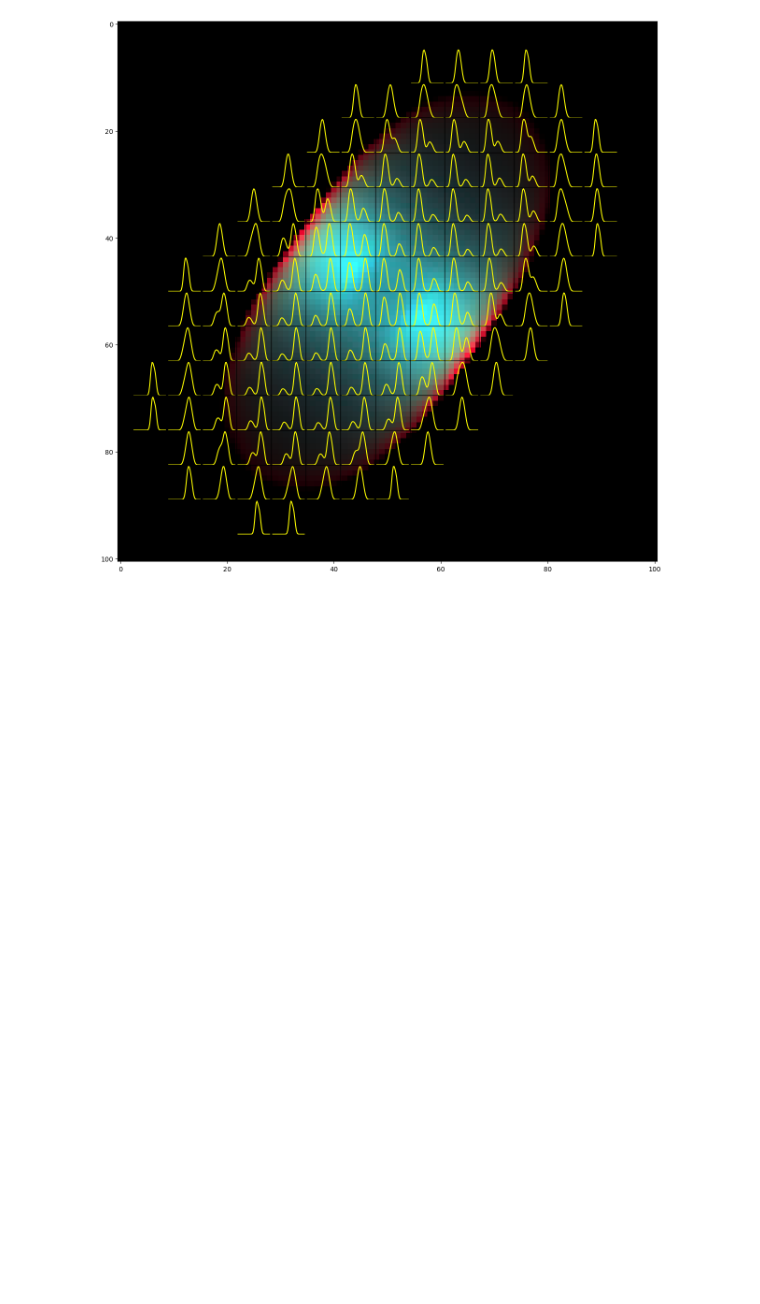
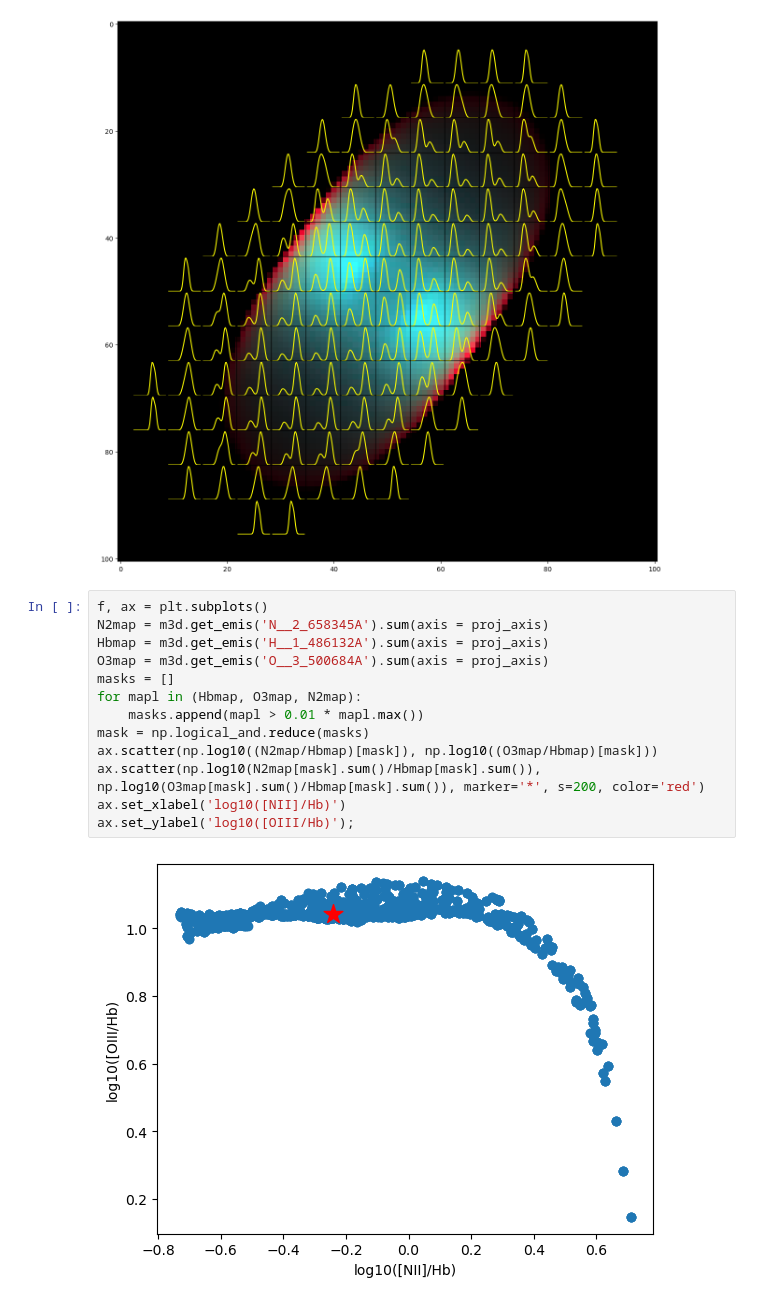
Before and after one commit to Morisset/pyCloudy, a Jupyter notebook: pyCloudy/docs/Using_pyCloudy_3.ipynb, the cells around one changed output. Cells and saved outputs as stored; diff of their text form; blank space fills up the shorter version.

```diff
--- a/pyCloudy/docs/Using_pyCloudy_3.ipynb
+++ b/pyCloudy/docs/Using_pyCloudy_3.ipynb
@@ -271,3 +271,18 @@ m3d.plot_profiles(ref = 3, i_fig = 1, Nx=20, Ny=20)
 # %% [output]
      C3D: line N__2_658345A : profile computed on axis x
 [figure]
+# %%
+f, ax = plt.subplots()
+N2map = m3d.get_emis('N__2_658345A').sum(axis = proj_axis)
+Hbmap = m3d.get_emis('H__1_486132A').sum(axis = proj_axis)
+O3map = m3d.get_emis('O__3_500684A').sum(axis = proj_axis)
+masks = []
+for mapl in (Hbmap, O3map, N2map):
+    masks.append(mapl > 0.01 * mapl.max())
+mask = np.logical_and.reduce(masks)
+ax.scatter(np.log10((N2map/Hbmap)[mask]), np.log10((O3map/Hbmap)[mask]))
+ax.scatter(np.log10(N2map[mask].sum()/Hbmap[mask].sum()), np.log10(O3map[mask].sum()/Hbmap[mask].sum()), marker='*', s=200, color='red')
+ax.set_xlabel('log10([NII]/Hb)')
+ax.set_ylabel('log10([OIII/Hb)');
+# %% [output]
+[figure, added]
```
Also changed, not shown: parts of 2 cells of this notebook, 5 other files.
